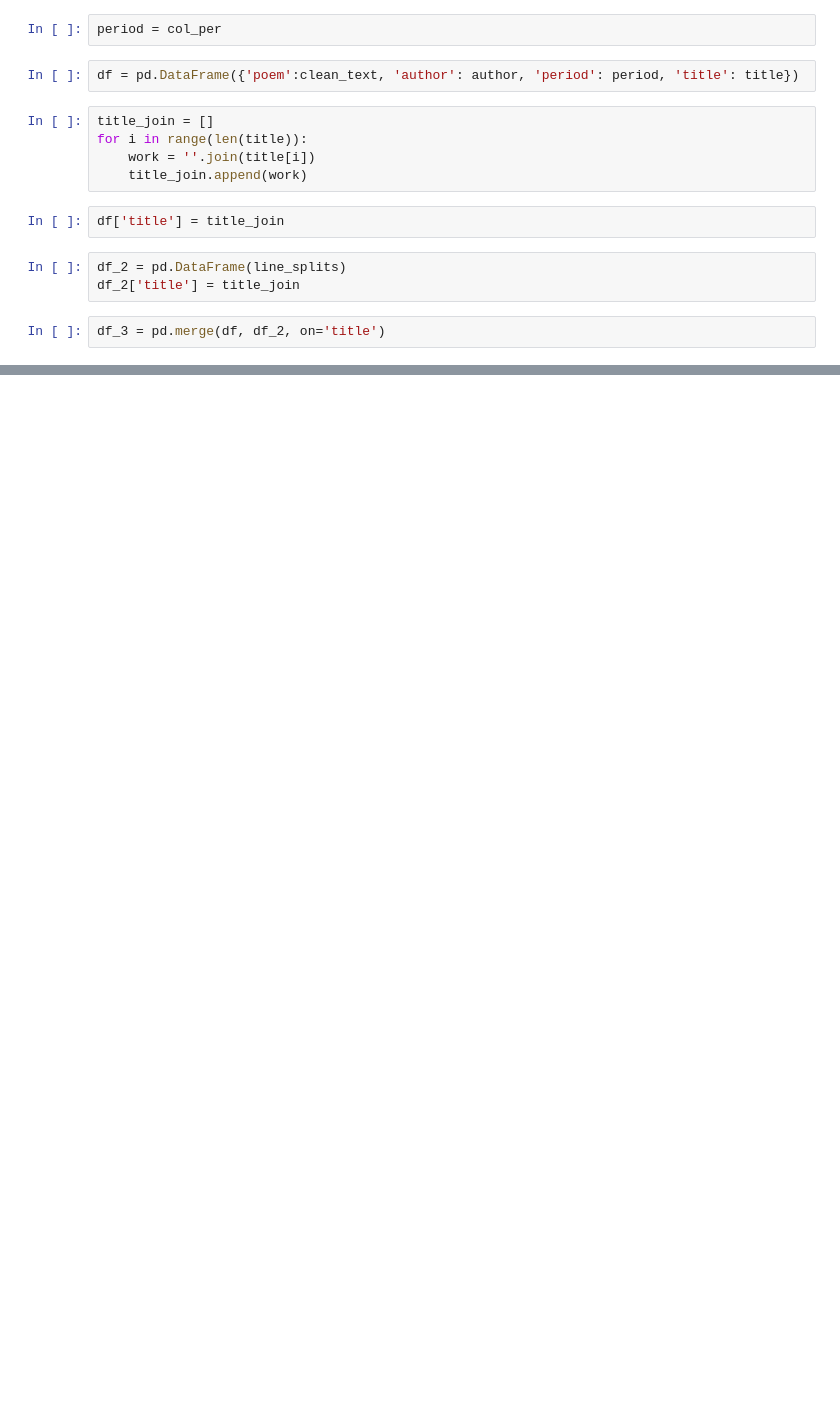
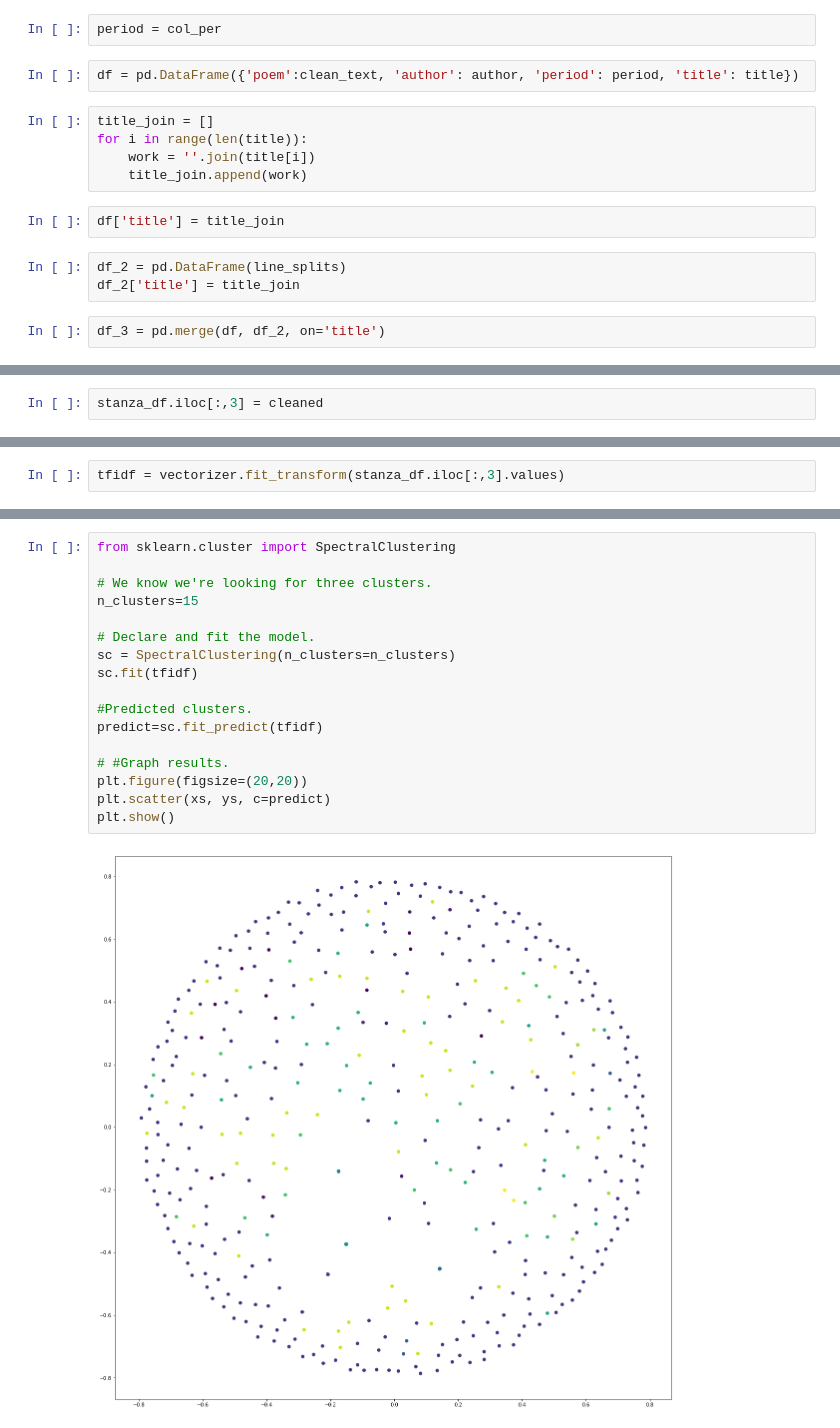
Before and after one commit to JustFairWell/challenges, a Jupyter notebook: poems_nlp.ipynb, the cells around one changed output, grey strips where cells are left out. Cells and saved outputs as stored; diff of their text form; blank space fills up the shorter version.

```diff
--- a/poems_nlp.ipynb
+++ b/poems_nlp.ipynb
@@ -156,0 +177,2 @@ set_index.head()
+# %%
+stanza_df.iloc[:,3] = cleaned
@@ -156,0 +190,2 @@ set_index.head()
+# %%
+tfidf = vectorizer.fit_transform(stanza_df.iloc[:,3].values)
@@ -156,0 +271,19 @@ set_index.head()
+# %%
+from sklearn.cluster import SpectralClustering
+
+# We know we're looking for three clusters.
+n_clusters=15
+
+# Declare and fit the model.
+sc = SpectralClustering(n_clusters=n_clusters)
+sc.fit(tfidf)
+
+#Predicted clusters.
+predict=sc.fit_predict(tfidf)
+
+# #Graph results.
+plt.figure(figsize=(20,20))
+plt.scatter(xs, ys, c=predict)
+plt.show()
+# %% [output]
+[figure, added]
```
Also changed, not shown: parts of 34 cells of this notebook.
